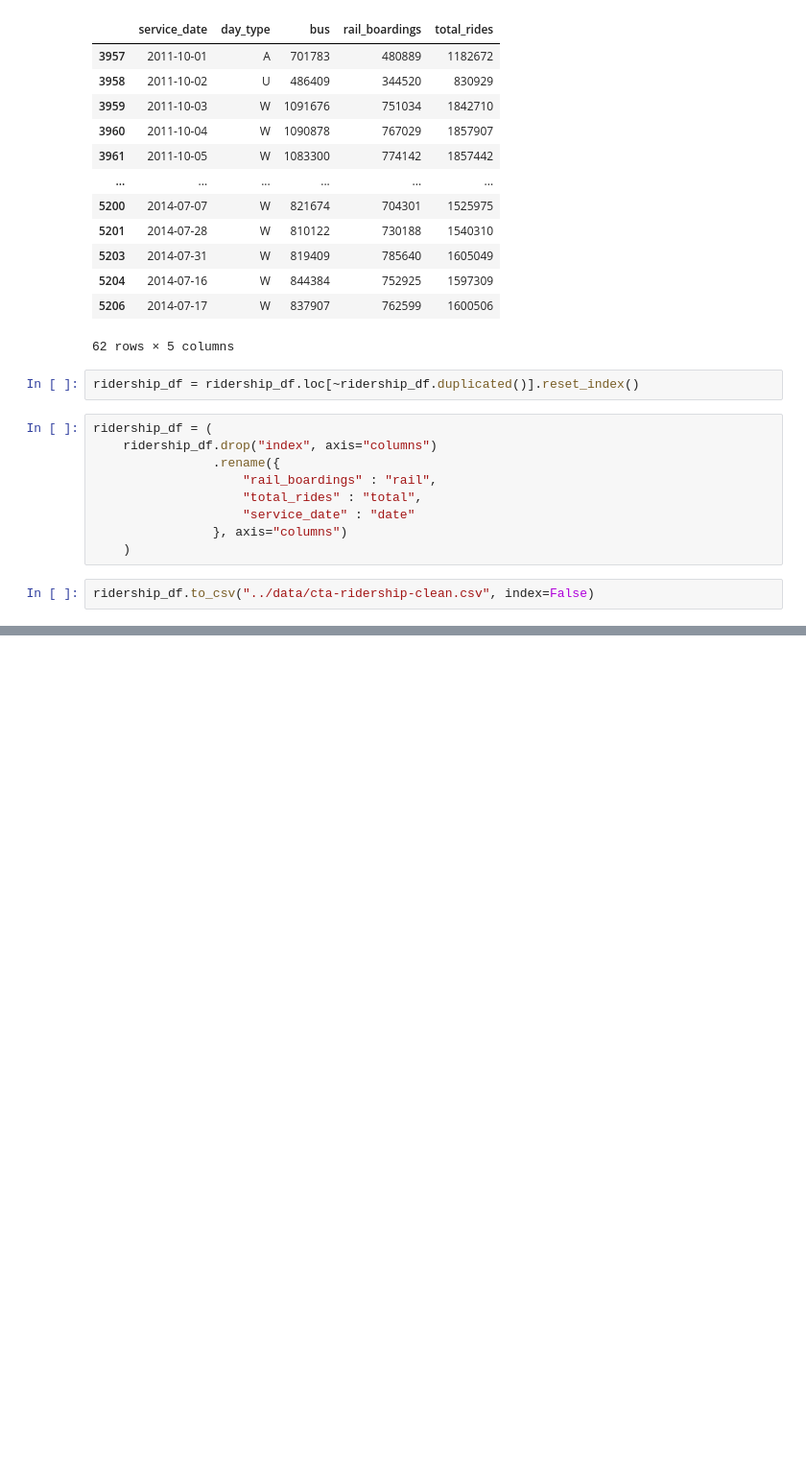
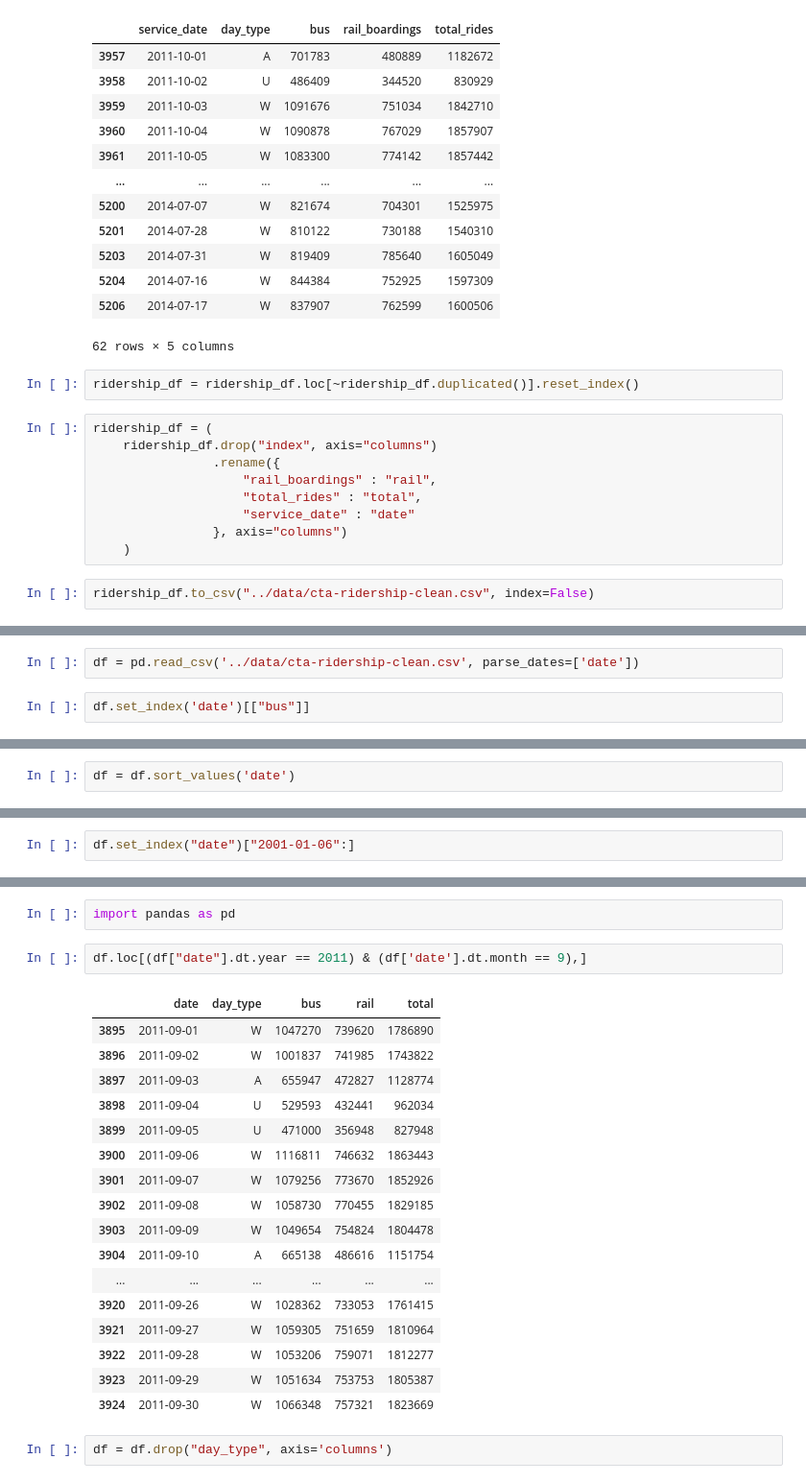
Before and after one commit to madeofcroatia/city, a Jupyter notebook: notebooks/exploration1.ipynb, the cells around one changed output, grey strips where cells are left out. Shown at 96% size. Drawn from its saved outputs; the diff is of its cells as text; blank space fills up the shorter version.

```diff
--- a/notebooks/exploration1.ipynb
+++ b/notebooks/exploration1.ipynb
@@ -289,0 +295,4 @@ ridership_df.to_csv("../data/cta-ridership-clean.csv", index=False)
+# %%
+df = pd.read_csv('../data/cta-ridership-clean.csv', parse_dates=['date'])
+# %%
+df.set_index('date')[["bus"]]
@@ -289,0 +339,2 @@ ridership_df.to_csv("../data/cta-ridership-clean.csv", index=False)
+# %%
+df = df.sort_values('date')
@@ -289,0 +348,2 @@ ridership_df.to_csv("../data/cta-ridership-clean.csv", index=False)
+# %%
+df.set_index("date")["2001-01-06":]
@@ -289,0 +365,24 @@ ridership_df.to_csv("../data/cta-ridership-clean.csv", index=False)
+# %%
+import pandas as pd
+# %%
+df.loc[(df["date"].dt.year == 2011) & (df['date'].dt.month == 9),]
+# %% [output]
+|  | date | day_type | bus | rail | total |
+| 3895 | 2011-09-01 | W | 1047270 | 739620 | 1786890 |
+| 3896 | 2011-09-02 | W | 1001837 | 741985 | 1743822 |
+| 3897 | 2011-09-03 | A | 655947 | 472827 | 1128774 |
+| 3898 | 2011-09-04 | U | 529593 | 432441 | 962034 |
+| 3899 | 2011-09-05 | U | 471000 | 356948 | 827948 |
+| 3900 | 2011-09-06 | W | 1116811 | 746632 | 1863443 |
+| 3901 | 2011-09-07 | W | 1079256 | 773670 | 1852926 |
+| 3902 | 2011-09-08 | W | 1058730 | 770455 | 1829185 |
+| 3903 | 2011-09-09 | W | 1049654 | 754824 | 1804478 |
+| 3904 | 2011-09-10 | A | 665138 | 486616 | 1151754 |
+| ... | ... | ... | ... | ... | ... |
+| 3920 | 2011-09-26 | W | 1028362 | 733053 | 1761415 |
+| 3921 | 2011-09-27 | W | 1059305 | 751659 | 1810964 |
+| 3922 | 2011-09-28 | W | 1053206 | 759071 | 1812277 |
+| 3923 | 2011-09-29 | W | 1051634 | 753753 | 1805387 |
+| 3924 | 2011-09-30 | W | 1066348 | 757321 | 1823669 |
+# %%
+df = df.drop("day_type", axis='columns')
```
Also changed, not shown: parts of 13 cells of this notebook, 3 other files.
